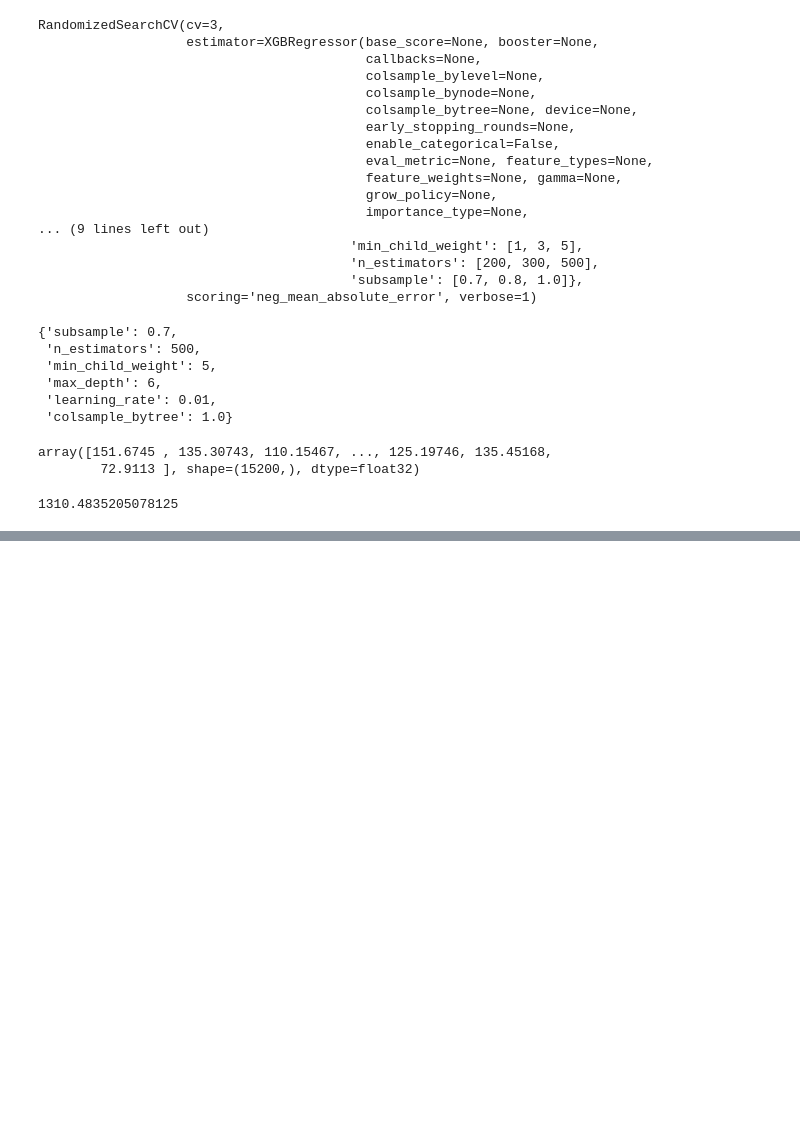
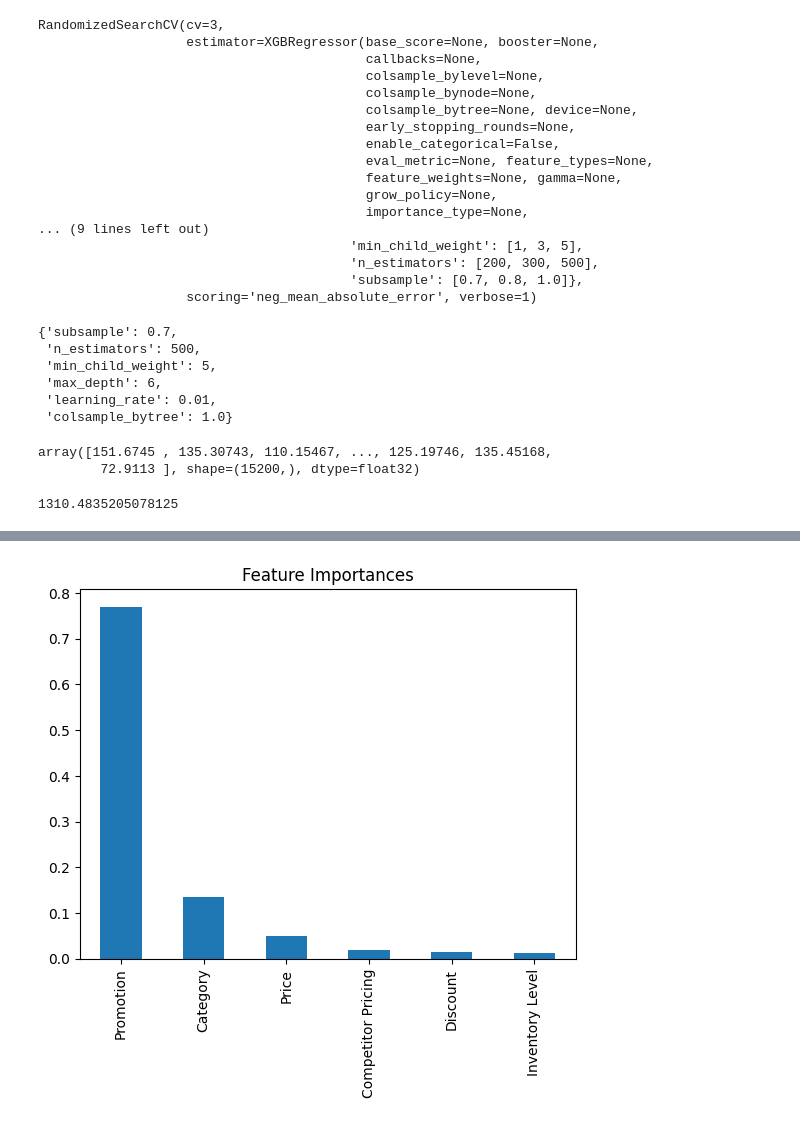
Before and after one commit to nayeem29dse/Demand-Forecast-model-with-streamlit-deployment, a Jupyter notebook: ml_model.ipynb, the cells around one changed output, grey strips where cells are left out. Drawn from its saved outputs; the diff is of its cells as text; code cells hidden in the pictures; blank space fills up the shorter version.

Commit message:
Feature Importance

```diff
--- a/ml_model.ipynb
+++ b/ml_model.ipynb
@@ -167,0 +170,5 @@ mean_squared_error(y_test, y_pred)
+# %%
+feature_importance=pd.Series(
+    best_model.feature_importances_,
+    index= X.columns
+).sort_values(ascending= False)
@@ -167,0 +185,5 @@ mean_squared_error(y_test, y_pred)
+# %%
+feature_importance.plot(kind= "bar", title= "Feature Importances")
+plt.show()
+# %% [output]
+[figure, added]
```
Also changed, not shown: parts of 2 cells of this notebook.
